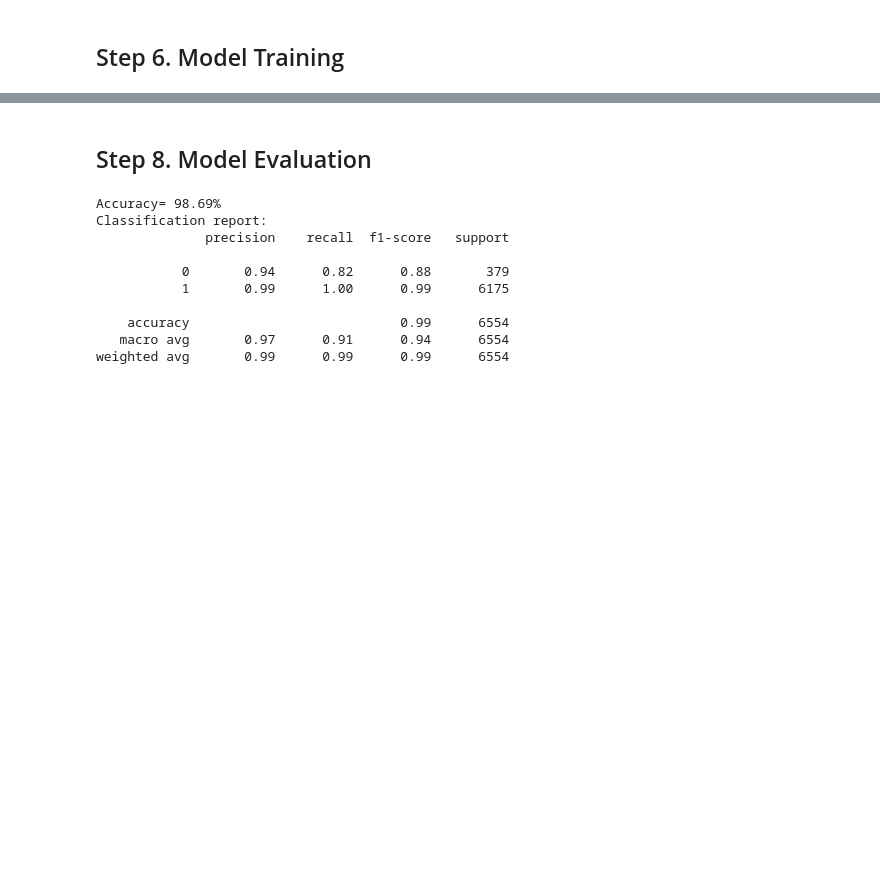
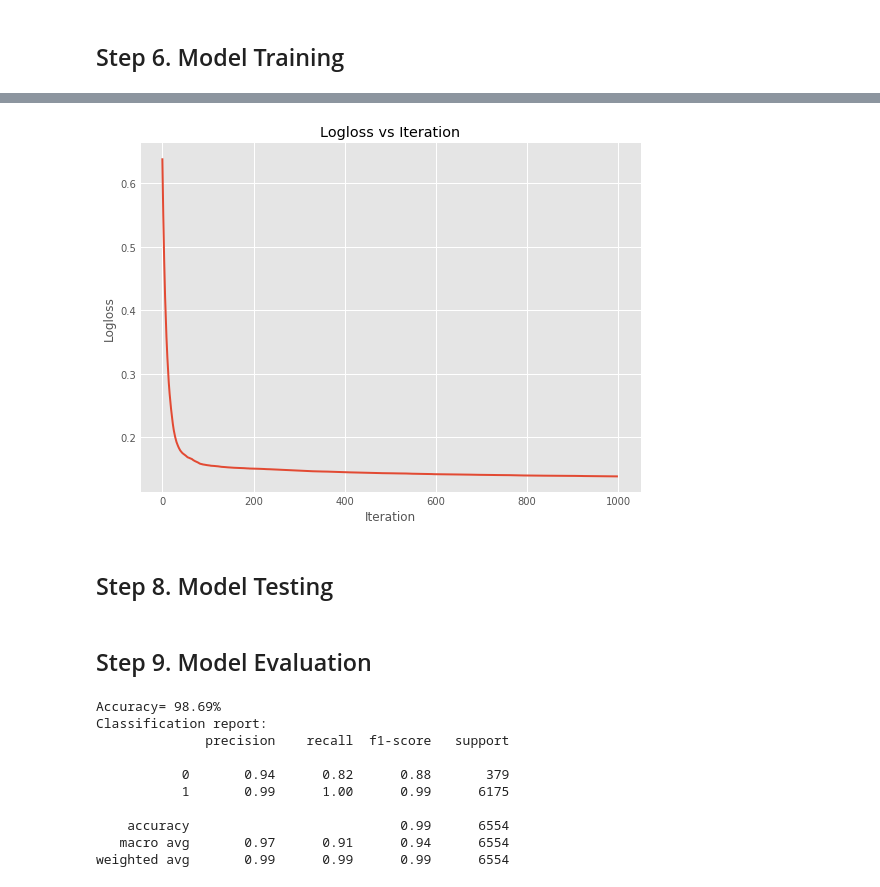
Before and after one commit to oxfordinette/ml-pre-built-templates, a Jupyter notebook: Boosting/CatBoost-Classification.ipynb, the cells around one changed output, grey strips where cells are left out. Cells and saved outputs as stored; diff of their text form; code cells hidden in the pictures; blank space fills up the shorter version.

```diff
--- a/Boosting/CatBoost-Classification.ipynb
+++ b/Boosting/CatBoost-Classification.ipynb
@@ -272,8 +299,21 @@ Learning rate set to 0.044978
+# %%
+# Visualizing logloss vs iteration
+
+# Plot style
+plt.style.use('ggplot')
+# Plot size
+plt.rcParams['figure.figsize'] = [8, 6]
+
+plt_scores(acc_vals, col_name='Logloss')
+# %% [output]
+[figure, added]
+# %% [markdown]
+## Step 8. Model Testing
 # %%
 # Predicting values
 y_pred = cat_boost_clf.predict(X_test)
 # %% [markdown]
-## Step 8. Model Evaluation
+## Step 9. Model Evaluation
 # %%
 # Performance  of the model
 eval_model(y_test, y_pred)
```
Also changed, not shown: parts of 9 cells of this notebook, 4 other files.
